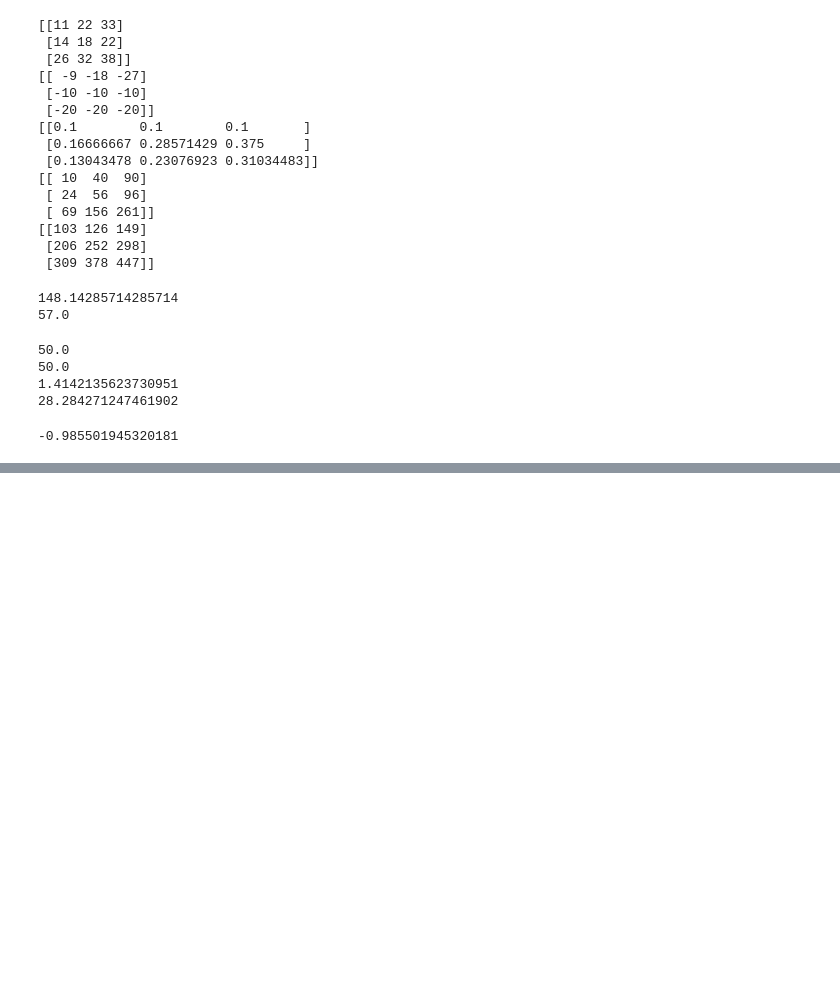
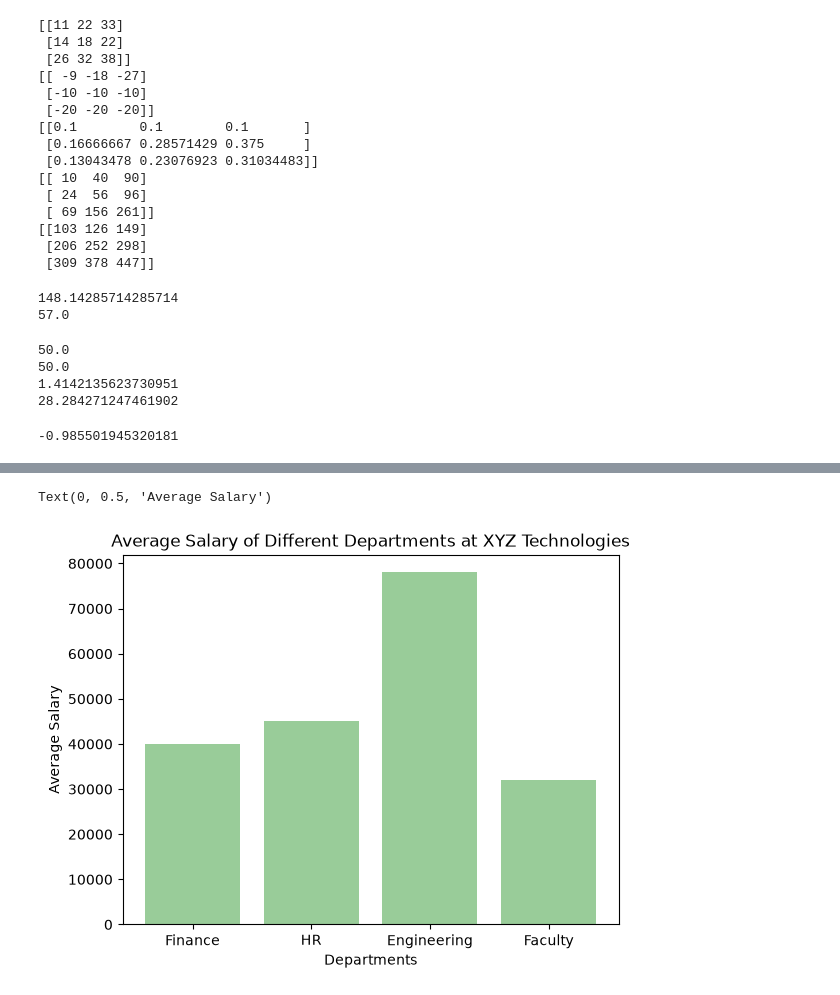
Before and after one commit to Canary7725/data_science_and_ml_using_python_training, a Jupyter notebook: data_science/numpy.ipynb, the cells around one changed output, grey strips where cells are left out. Saved outputs shown, nothing was run; the diff lists cells and outputs as text; code cells hidden in the pictures; blank space fills up the shorter version.

```diff
--- a/data_science/numpy.ipynb
+++ b/data_science/numpy.ipynb
@@ -121,0 +137,12 @@ print(correlation_coefficient)
+# %%
+departments=np.array(["Finance","HR","Engineering","Faculty"])
+average_salary=np.array([40000,45000,78000,32000])
+
+plt.bar(departments,average_salary,color=['#99cc99'])
+plt.title("Average Salary of Different Departments at XYZ Technologies")
+
+plt.xlabel("Departments")
+plt.ylabel("Average Salary")
+# %% [output]
+Text(0, 0.5, 'Average Salary')
+[figure, added]
```
Also changed, not shown: parts of 1 cell of this notebook, 1 other file.
